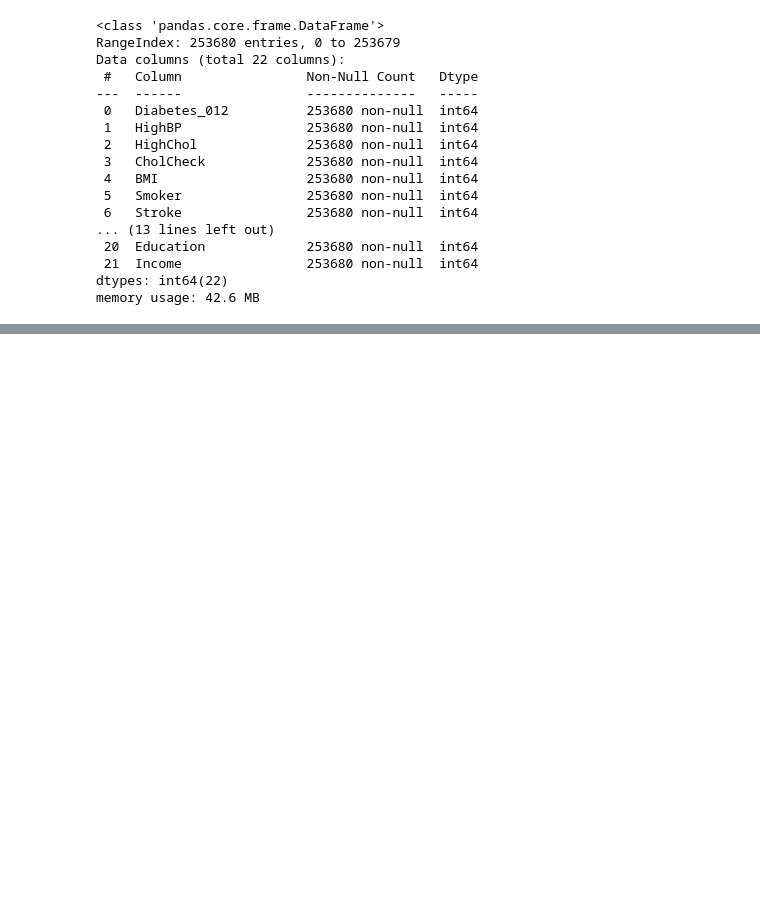
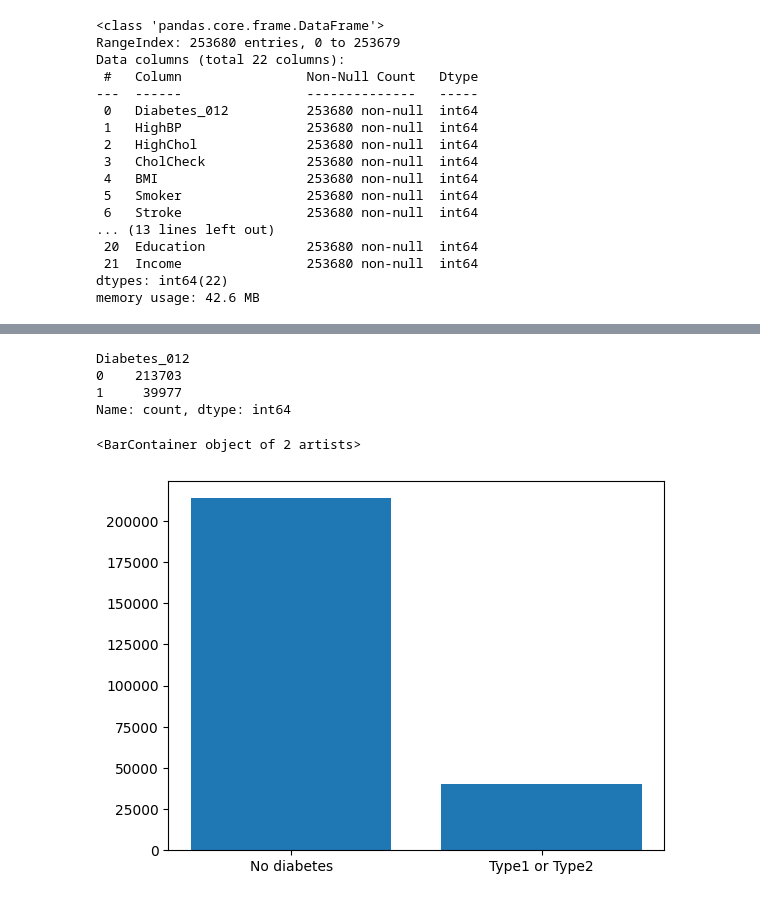
Before and after one commit to KarthikPreVin/MACHINE-LEARNING-LAB, a Jupyter notebook: ASSIGNMENT 1.ipynb, the cells around one changed output, grey strips where cells are left out. Saved outputs shown, nothing was run; the diff lists cells and outputs as text; code cells hidden in the pictures; blank space fills up the shorter version.

```diff
--- a/ASSIGNMENT 1.ipynb
+++ b/ASSIGNMENT 1.ipynb
@@ -396,2 +389,16 @@ Name: count, Length: 229781, dtype: int64
 <BarContainer object of 3 artists>
 [figure]
+# %%
+## mergining type 1 and tpye 2 cause the class imbalance
+
+diabetes["Diabetes_012"] = diabetes["Diabetes_012"].map({0:0,1:1,2:1})
+# %%
+print(diabetes["Diabetes_012"].value_counts())
+plt.bar(["No diabetes", "Type1 or Type2"], [len(diabetes[diabetes["Diabetes_012"]==0]),len(diabetes[diabetes["Diabetes_012"]==1])])
+# %% [output]
+Diabetes_012
+0    213703
+1     39977
+Name: count, dtype: int64
+<BarContainer object of 2 artists>
+[figure, added]
```
Also changed, not shown: parts of 10 cells of this notebook, 1 other file.
